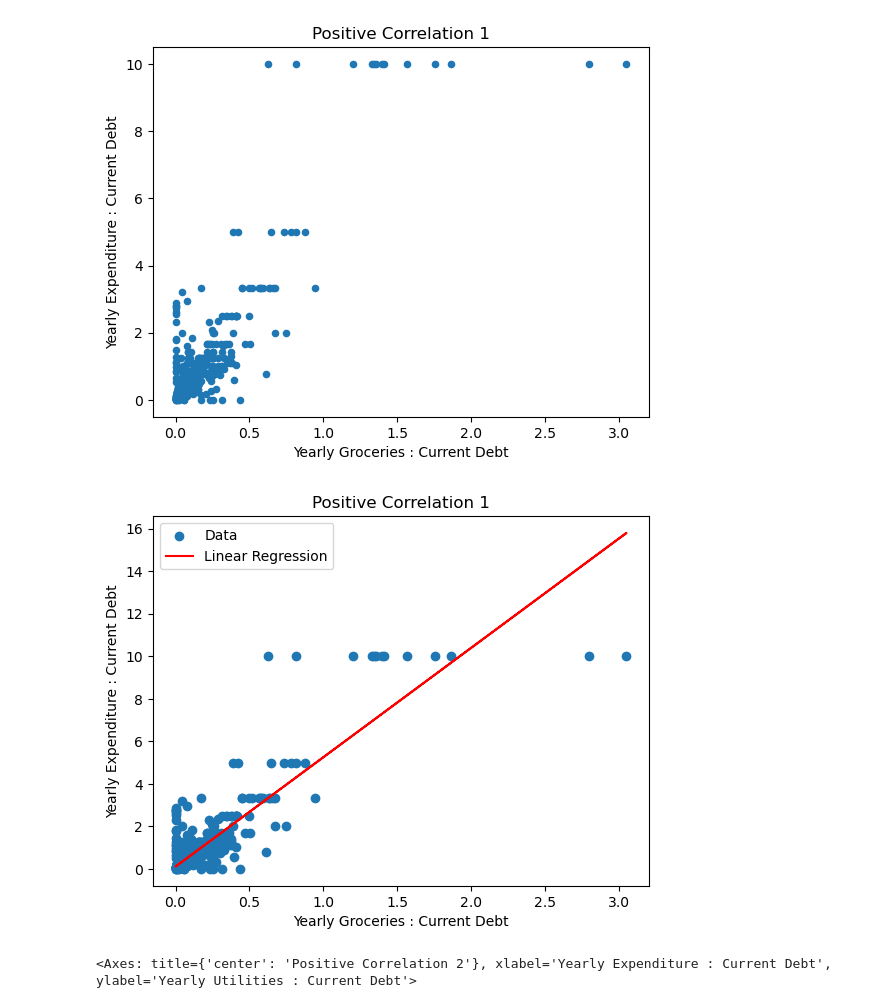
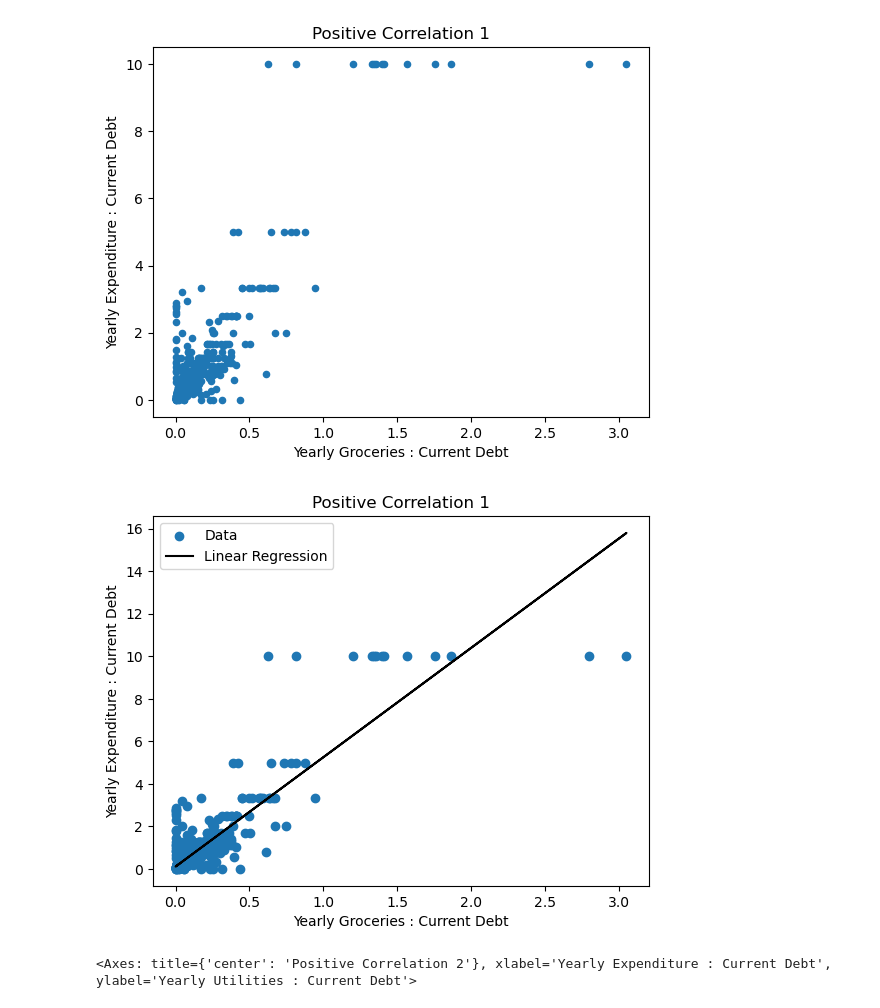
Before and after one commit to duffind/Project_1_Credit_Safari, a Jupyter notebook: Consumer Credit Analysis-main.ipynb, the cells around one changed output. Drawn from its saved outputs; the diff is of its cells as text; code cells hidden in the pictures.

Commit message:
Made updates to regression lines and data points

```diff
--- a/Consumer Credit Analysis-main.ipynb
+++ b/Consumer Credit Analysis-main.ipynb
@@ -275,26 +275,26 @@ credit_score_df.plot(x='Yearly Groceries : Current Debt', y='Yearly Expenditure
 # %% [output]
 <Axes: title={'center': 'Positive Correlation 1'}, xlabel='Yearly Groceries : Current Debt', ylabel='Yearly Expenditure : Current Debt'>
 [figure]
-# %%
-X = credit_score_df['Yearly Groceries : Current Debt']
-y = credit_score_df['Yearly Expenditure : Current Debt']
-
-# Linear regression
-slope, intercept, r_value, p_value, std_err = st.linregress(X, y)
-
-# Plot data points
-plt.scatter(X, y, label='Data')
-
-# Plot regression line
-plt.plot(X, slope * X + intercept, color='red', label='Linear Regression')
-
-plt.xlabel('Yearly Groceries : Current Debt')
-plt.ylabel('Yearly Expenditure : Current Debt')
-plt.title('Positive Correlation 1')
-plt.legend()
-plt.show()
-# %% [output]
-[figure, removed]
+# %%
+X = credit_score_df['Yearly Groceries : Current Debt']
+y = credit_score_df['Yearly Expenditure : Current Debt']
+
+# Linear regression
+slope, intercept, r_value, p_value, std_err = st.linregress(X, y)
+
+# Plot data points
+plt.scatter(X, y, label='Data')
+
+# Plot regression line
+plt.plot(X, slope * X + intercept, color='black', label='Linear Regression')
+
+plt.xlabel('Yearly Groceries : Current Debt')
+plt.ylabel('Yearly Expenditure : Current Debt')
+plt.title('Positive Correlation 1')
+plt.legend()
+plt.show()
+# %% [output]
+[figure, added]
 # %%
 credit_score_df.plot(x='Yearly Expenditure : Current Debt', y='Yearly Utilities : Current Debt', kind='scatter',
                     title='Positive Correlation 2')
```
Also changed, not shown: parts of 70 cells of this notebook.
